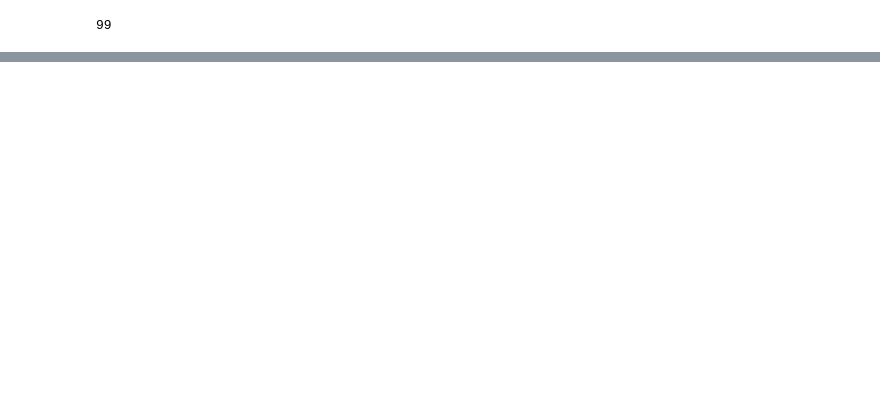
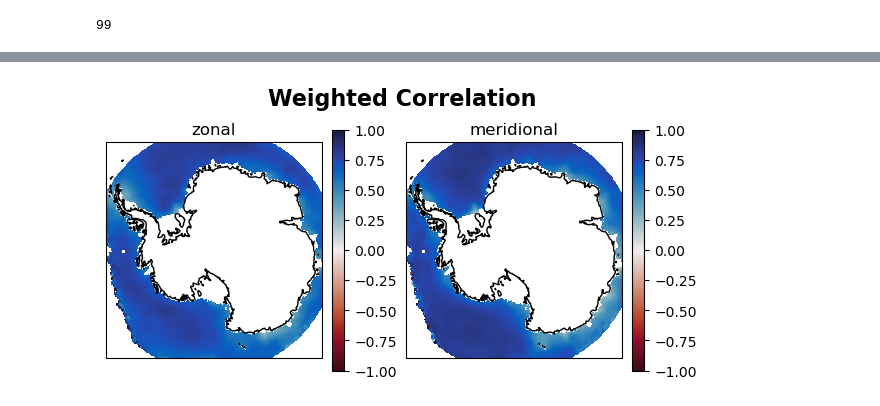
Before and after one commit to jackbassham/thesis-rough, a Jupyter notebook: results/evaluate_wcnn.ipynb, the cells around one changed output, grey strips where cells are left out. Drawn from its saved outputs; the diff is of its cells as text; code cells hidden in the pictures; blank space fills up the shorter version.

```diff
--- a/results/evaluate_wcnn.ipynb
+++ b/results/evaluate_wcnn.ipynb
@@ -92,15 +92,15 @@ def weighted_correlation(pred, true, r, epsilon = 1e-4):
     w = 1 / (r + epsilon)
 
     def weighted_mean(x, w):
-        return np.nansum(w * w, axis = 0) / np.nansum(w, axis = 0)
+        return np.nansum(w * x, axis = 0) / np.nansum(w, axis = 0)
 
-    predbar = weighted_mean(pred, axis = 0) # weighted mean predicted
-    truebar = weighted_mean(true, axis = 0) # weighted mean true
+    predbar = weighted_mean(pred, w) # weighted mean predicted
+    truebar = weighted_mean(true, w) # weighted mean true
 
-    weighted_cov = np.nansum( w * (pred - predbar) * (true - truebar), axis = 0) # weighted covariance between predicted and true
+    weighted_cov = np.nansum(w * (pred - predbar) * (true - truebar), axis = 0) # weighted covariance between predicted and true
 
-    weighted_stdpred = np.sqrt(np.nansum(w * (pred - predbar)**2), axis = 0) # weighted standard deviation predited
-    weighted_stdtrue = np.sqrt(np.nansum(w * (true - truebar)**2), axis = 0) # weighted standard deviation true
+    weighted_stdpred = np.sqrt(np.nansum(w * (pred - predbar)**2, axis = 0)) # weighted standard deviation predited
+    weighted_stdtrue = np.sqrt(np.nansum(w * (true - truebar)**2, axis = 0)) # weighted standard deviation true
 
     correlation = weighted_cov / (weighted_stdpred * weighted_stdtrue)
 
@@ -185,0 +311,54 @@ AttributeError: Figure.set() got an unexpected keyword argument 'projection'
+# %%
+uweightedcorrelation = weighted_correlation(upred, utrue, rtest)
+vweightedcorrelation = weighted_correlation(vpred, vtrue, rtest)
+# %%
+# set model for title
+MODEL = "Weighted CNN V2"
+
+# set latitude bounds
+LAT_MIN = -90
+LAT_MAX = -65
+
+cmap = cmo.cm.balance_r
+vmin = -1
+vmax = 1
+
+udata = uweightedcorrelation
+vdata = vweightedcorrelation
+
+fig, axs = plt.subplots(
+    nrows = 1,
+    ncols = 2,
+    figsize = (6,3),
+    subplot_kw = {"projection": ccrs.SouthPolarStereo()},
+    constrained_layout = True
+    )
+
+axs[0].set_extent([-180, 180, LAT_MIN, LAT_MAX], crs = ccrs.PlateCarree())
+axs[0].coastlines()
+upcm = axs[0].pcolormesh(
+    lon, lat, udata,
+    transform = ccrs.PlateCarree(),
+    cmap = cmap, vmin = vmin ,vmax = vmax
+)
+axs[0].set_title("zonal")
+plt.colorbar(upcm, ax = axs[0], orientation = 'vertical')
+
+
+axs[1].set_extent([-180, 180, LAT_MIN, LAT_MAX], crs = ccrs.PlateCarree())
+axs[1].coastlines()
+vpcm = axs[1].pcolormesh(
+    lon, lat, vdata,
+    transform = ccrs.PlateCarree(),
+    cmap = cmap, vmin = vmin ,vmax = vmax
+)
+axs[1].set_title("meridional")
+plt.colorbar(vpcm, ax = axs[1], orientation = 'vertical')
+
+fig.suptitle("Weighted Correlation", fontsize = 16, fontweight = 'bold')
+
+fig.tight_layout
+
+plt.show()
+# %% [output]
+[figure, added]
```
Also changed, not shown: parts of 8 cells of this notebook.
